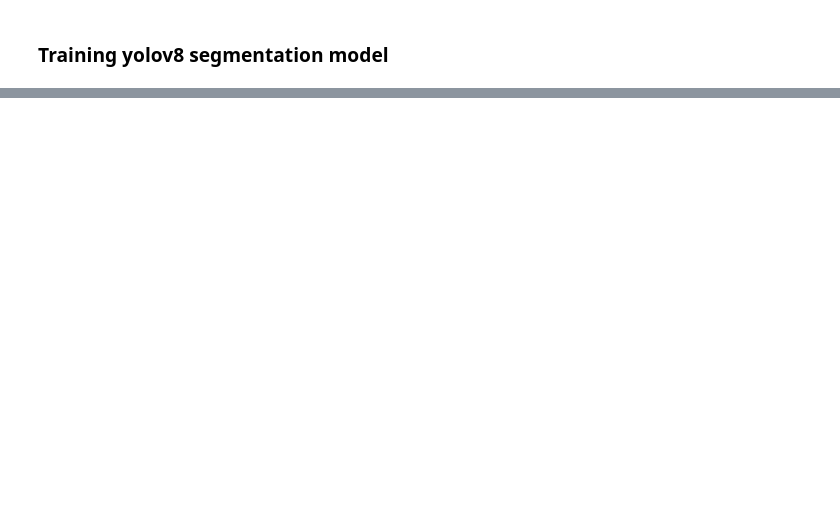
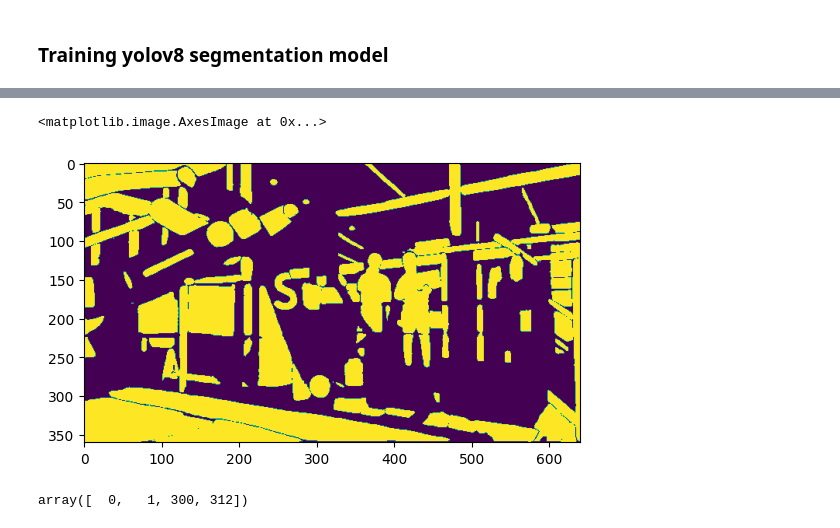
Before and after one commit to helenprokonina/Distance_project, a Jupyter notebook: test.ipynb, the cells around one changed output, grey strips where cells are left out. Drawn from its saved outputs; the diff is of its cells as text; code cells hidden in the pictures; blank space fills up the shorter version.

```diff
--- a/test.ipynb
+++ b/test.ipynb
@@ -743,0 +965,2 @@ Overriding model.yaml nc=80 with nc=2
+# %%
+seg_model = YOLO('runs/segment/train5/weights/best.pt')
@@ -743,0 +1104,3 @@ Overriding model.yaml nc=80 with nc=2
+# %%
+for seg in mask:
+    print(seg['segmentation'].shape)
@@ -743,0 +1125,25 @@ Overriding model.yaml nc=80 with nc=2
+# %%
+def build_totalmask(pred):
+    """Builds a total mask from a list of segmentations
+    ARGS:
+        pred (list): list of dicts with keys 'segmentation' and others
+    RETURNS:
+        total_mask (np.ndarray): total mask
+
+    """
+
+    total_mask = np.zeros(pred[0]['segmentation'].shape, dtype=np.uint8)
+    for seg in pred:
+        total_mask += seg['segmentation']
+    # use cv2 to make image black and white
+    _, total_mask = cv2.threshold(total_mask, 0, 255, cv2.THRESH_BINARY | cv2.THRESH_OTSU)
+
+
+    return total_mask
+
+tmask = build_totalmask(mask)
+# %%
+plt.imshow(tmask)
+# %% [output]
+<matplotlib.image.AxesImage at 0x...>
+[figure, added]
@@ -743,0 +1163,4 @@ Overriding model.yaml nc=80 with nc=2
+# %%
+bbox
+# %% [output]
+array([  0,   1, 300, 312])
```
Also changed, not shown: parts of 69 cells of this notebook.
